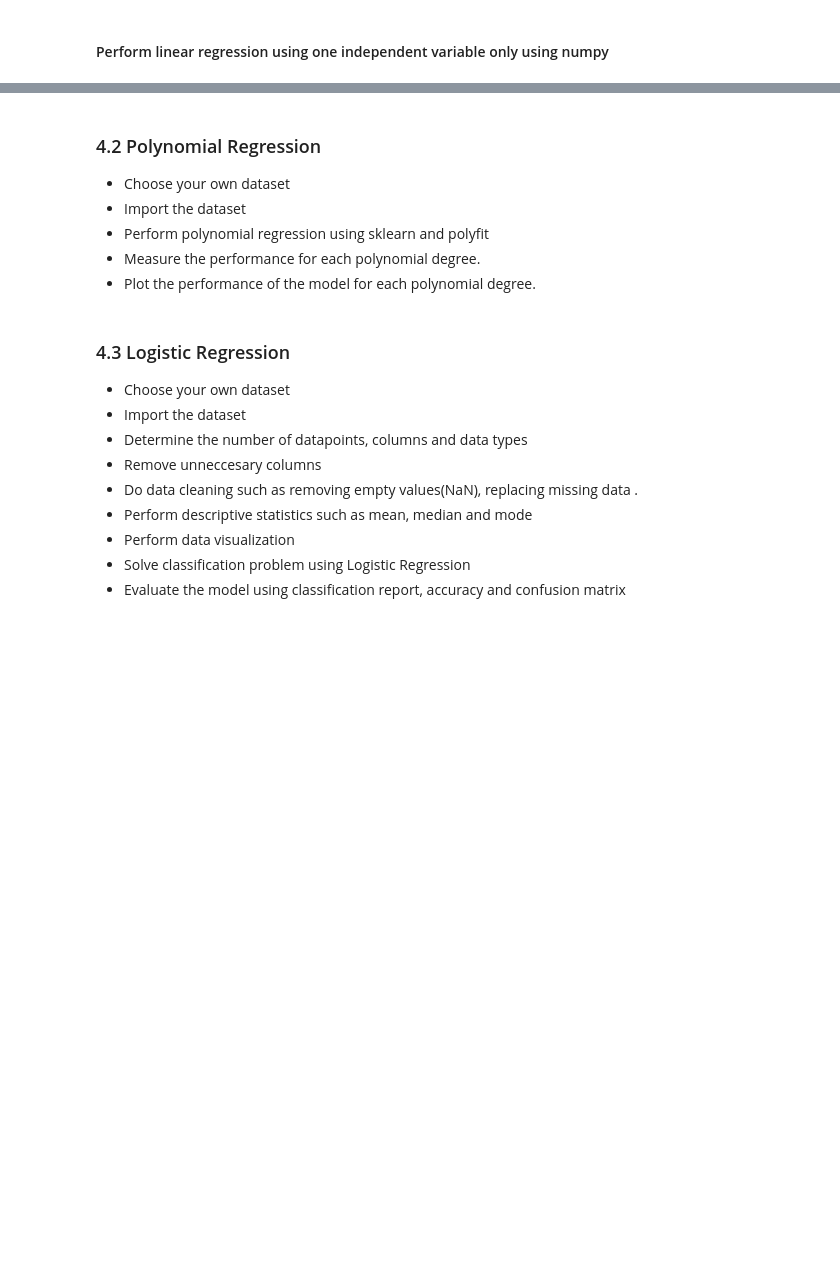
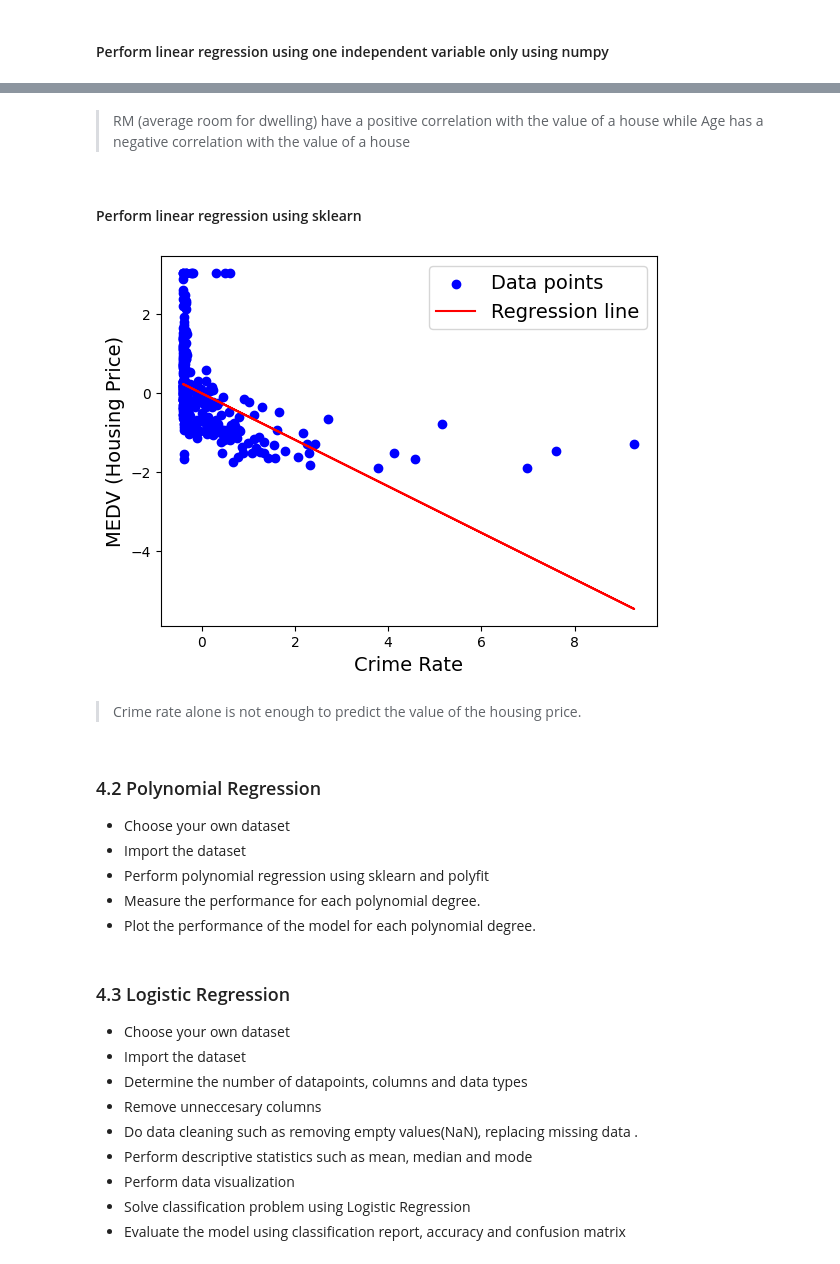
Before and after one commit to reue-lly/Predictive-Analytics-using-Machine-Learning, a Jupyter notebook: Activity-2/Activity_2_Training_Linear_Models.ipynb, the cells around one changed output, grey strips where cells are left out. Cells and saved outputs as stored; diff of their text form; code cells hidden in the pictures; blank space fills up the shorter version.

```diff
--- a/Activity-2/Activity_2_Training_Linear_Models.ipynb
+++ b/Activity-2/Activity_2_Training_Linear_Models.ipynb
@@ -1430,3 +1445,39 @@ print(model.summary())
+# %% [markdown]
+
+
+> RM (average room for dwelling) have a positive correlation with the value of a house while Age has a negative correlation with the value of a house
+# %% [markdown]
+#### Perform linear regression using sklearn
+# %%
+from sklearn.linear_model import LinearRegression
+
+X = housing_standardized[['CRIM']]     # i will now use the crime rate as the independent variable
+y = housing_standardized.MEDV
+
+#split the dataset (20% of test)
+X_train, X_test, y_train, y_test = train_test_split(X, y, random_state=5, test_size=0.2)
+
+#create the linear regression model
+lr_model = LinearRegression()
+lr_model.fit(X_train, y_train)
+
+# Predictions
+y_pred = lr_model.predict(X)
+
+
+# Plot
+plt.scatter(X, y, color="blue", label="Data points")
+plt.plot(X, y_pred, color="red", label="Regression line")
+plt.xlabel("Crime Rate")
+plt.ylabel("MEDV (Housing Price)")
+plt.legend()
+plt.show()
+# %% [output]
+[figure, added]
+# %% [markdown]
+
+
+> Crime rate alone is not enough to predict the value of the housing price.
 # %% [markdown]
 ### 4.2 Polynomial Regression
 
```
Also changed, not shown: parts of 11 cells of this notebook.
